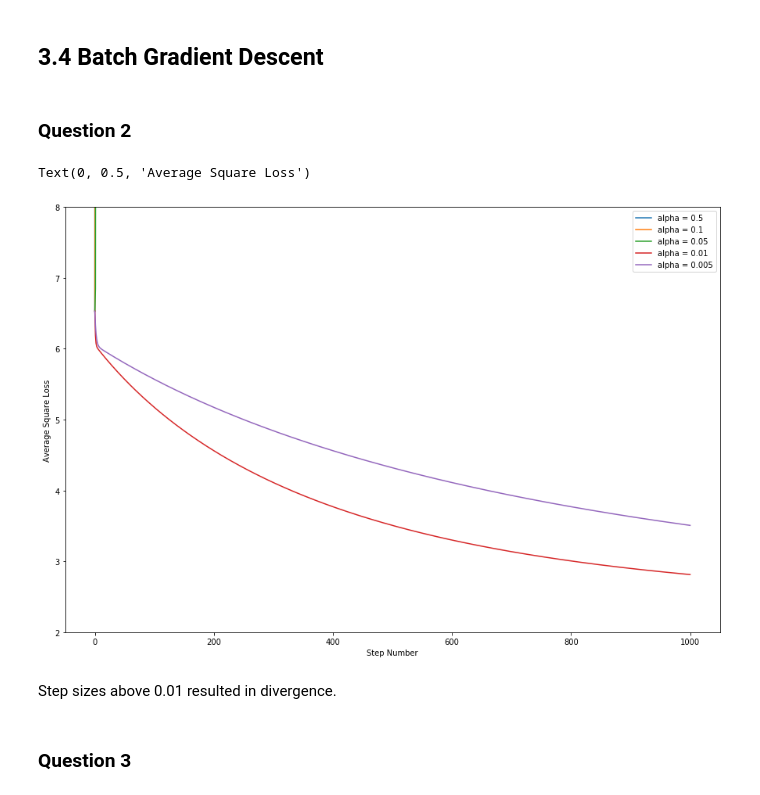
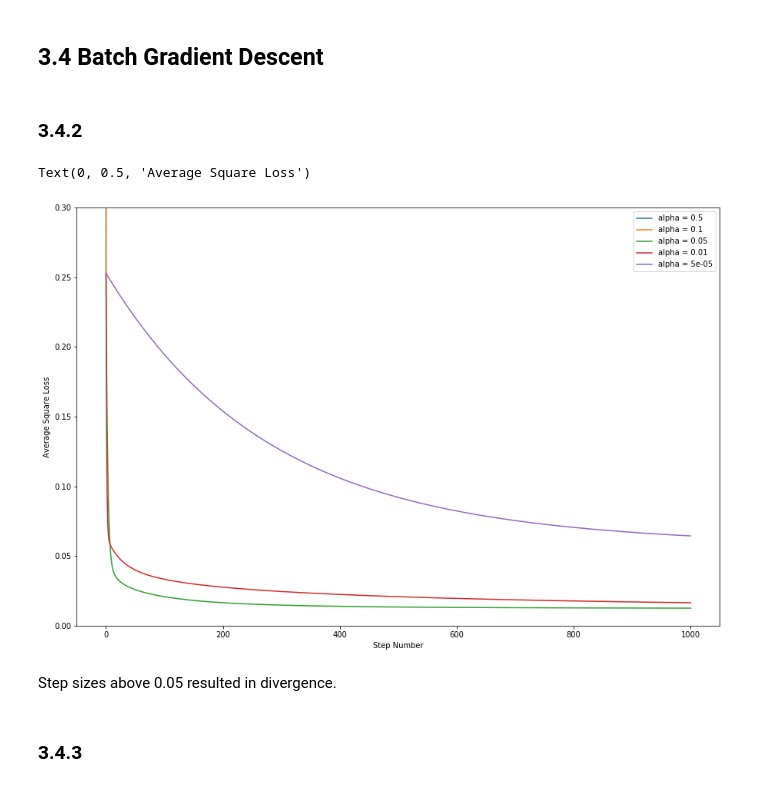
Before and after one commit to cfizette/NYU-Data-Science, a Jupyter notebook: DS-1003/hw/hw1/hw1-solution.ipynb, the cells around one changed output. Drawn from its saved outputs; the diff is of its cells as text; code cells hidden in the pictures.

```diff
--- a/DS-1003/hw/hw1/hw1-solution.ipynb
+++ b/DS-1003/hw/hw1/hw1-solution.ipynb
@@ -38,16 +110,24 @@ def add_bias(X, b=1):
     n = X.shape[0]
     bias = b*np.ones((n,1))
     return np.hstack((bias, X))
-# %%
-df = pd.read_csv('data.csv')
-X = df.drop('y', axis=1)
-y = df.y
+# %%
+def load_data(train_size=0.8):
+    df = pd.read_csv('data.csv').values
+    train, test = train_test_split(df, train_size=train_size)
+    train, test = feature_normalization(train, test)
+    X = train[:, :-1]
+    y = train[:,-1]
+    X_test = test[:,:-1]
+    y_test = test[:,-1]
+    return X, y, X_test, y_test
+# %%
+X, y, _, __ = load_data(train_size=0.99)
 # %%
 X = add_bias(X)
 # %% [markdown]
 ## 3.4 Batch Gradient Descent
 # %%
-batch_alphas = [0.5, 0.1, 0.05, 0.01, 0.005]
+batch_alphas = [0.5, 0.1, 0.05, 0.01, 0.00005]
 theta_hists = []
 loss_hists = []
 for alpha in batch_alphas:
@@ -55,21 +135,21 @@ for alpha in batch_alphas:
     theta_hists.append((theta_hist, alpha))
     loss_hists.append((loss_hist, alpha))
 # %% [markdown]
-### Question 2
+### 3.4.2
 # %%
 for loss_hist, alpha in loss_hists:
     plt.plot(loss_hist, label='alpha = {}'.format(alpha))
-plt.ylim(2,8)
+plt.ylim(0,0.3)
 plt.legend()
 plt.xlabel('Step Number')
 plt.ylabel('Average Square Loss')
 # %% [output]
 Text(0, 0.5, 'Average Square Loss')
-[figure, old version]
+[figure, new version]
 # %% [markdown]
-Step sizes above 0.01 resulted in divergence.
+Step sizes above 0.05 resulted in divergence.
 # %% [markdown]
-### Question 3
+### 3.4.3
 # %%
 %timeit backtracking_line_search(X, y, c=0.01, b=0.5, num_step=1000)
 # %% [output]
```
Also changed, not shown: parts of 88 cells of this notebook, 2 other files.
